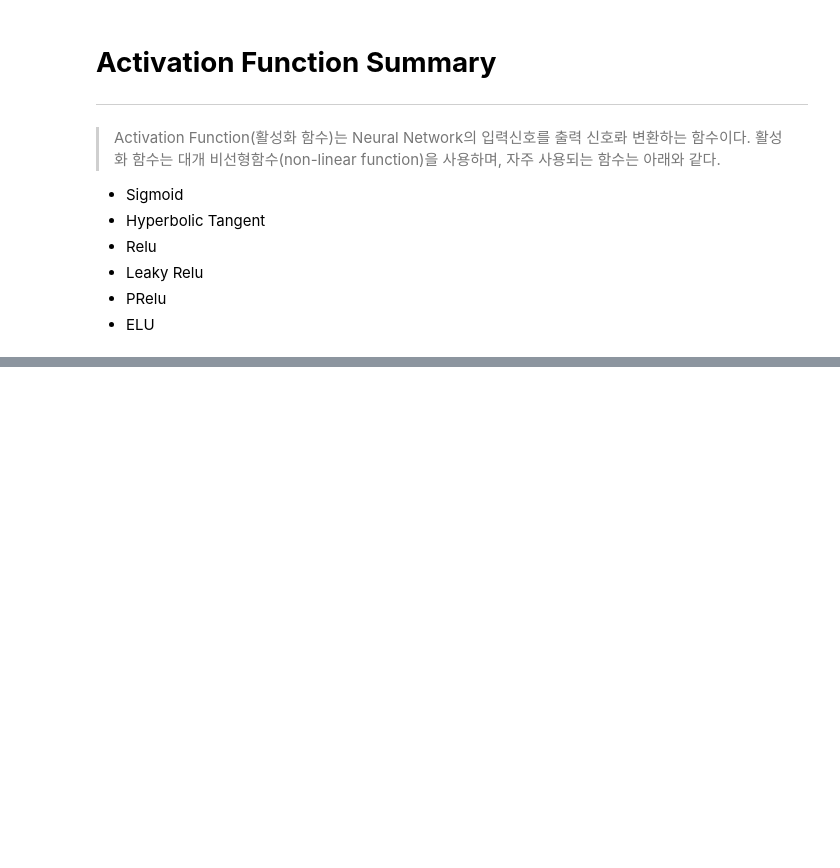
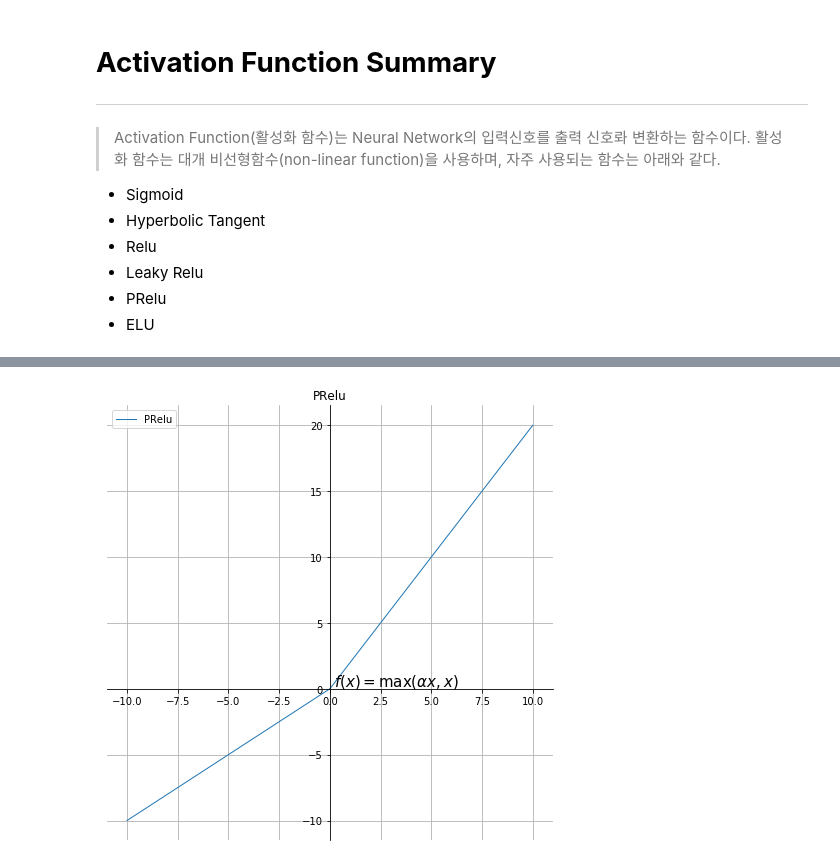
Before and after one commit to Raidin/DeepLearningResearch, a Jupyter notebook: Activation_Function_Example.ipynb, the cells around one changed output, grey strips where cells are left out. Saved outputs shown, nothing was run; the diff lists cells and outputs as text; code cells hidden in the pictures; blank space fills up the shorter version.

```diff
--- a/Activation_Function_Example.ipynb
+++ b/Activation_Function_Example.ipynb
@@ -93,3 +124,10 @@ def LeakyRelu(x):
 def PRelu(x):
     alpha = 2
     return np.maximum(x * alpha, x)
+# %%
+x = np.linspace(-10, 10, 256, endpoint=True)
+eq = r'$f(x)=\max (\alpha x, x)$'
+activation = PRelu(x)
+EachFunctinGraph('PRelu', activation, eq);
+# %% [output]
+[figure, added]
```
Also changed, not shown: parts of 13 cells of this notebook.
